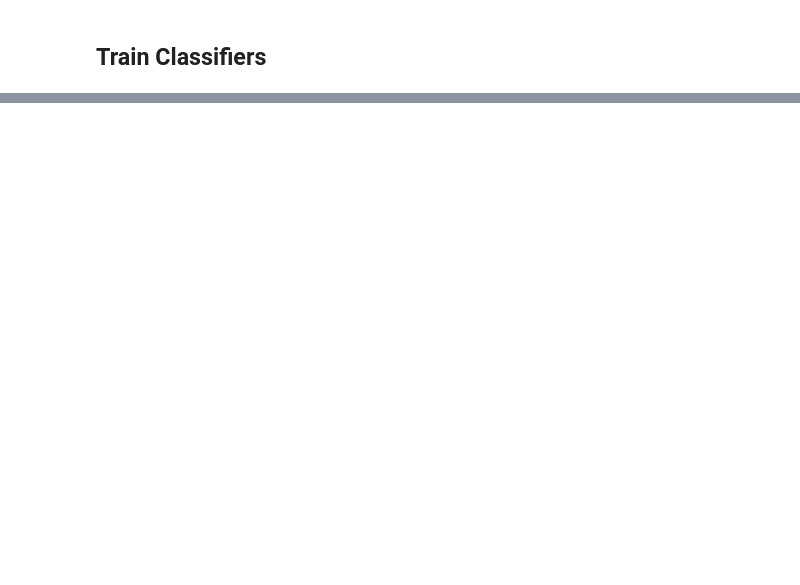
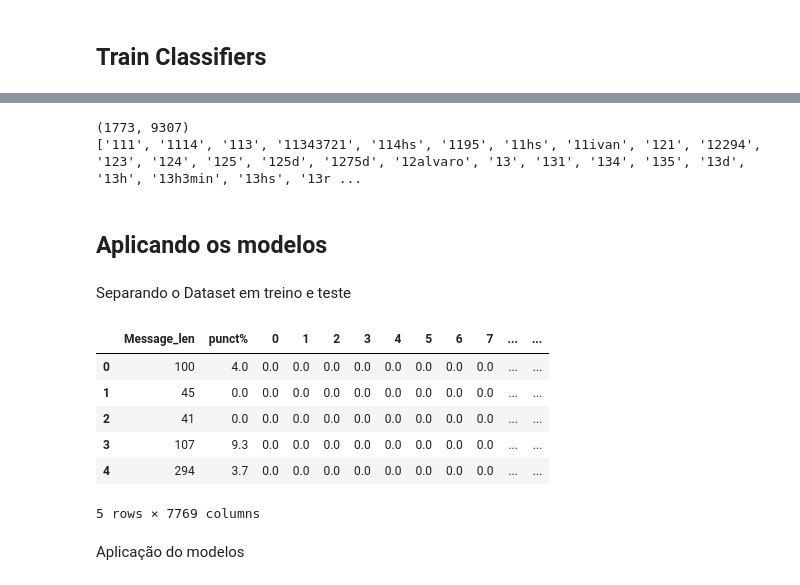
Before and after one commit to ThiagoSViana/spam_ham, a Jupyter notebook: code/modeling_spam_ham.ipynb, the cells around one changed output, grey strips where cells are left out. Drawn from its saved outputs; the diff is of its cells as text; code cells hidden in the pictures; blank space fills up the shorter version.

```diff
--- a/code/modeling_spam_ham.ipynb
+++ b/code/modeling_spam_ham.ipynb
@@ -33,0 +114,43 @@ ModuleNotFoundError: No module named 'feature_extraction'
+# %%
+feature_extraction = TfidfVectorizer(min_df=1, lowercase = 'True')
+# min_df = se uma palavra não repetir, ou repetir apenas uma vez, ela não é importante para análises predivitas.
+# %%
+X_tfidf = feature_extraction.fit_transform(spam_ham['text_norm'])
+print(X_tfidf.shape)
+print(feature_extraction.get_feature_names())
+# %% [output]
+(1773, 9307)
+['111', '1114', '113', '11343721', '114hs', '1195', '11hs', '11ivan', '121', '12294', '123', '124', '125', '125d', '1275d', '12alvaro', '13', '131', '134', '135', '13d', '13h', '13h3min', '13hs', '13r ...
+# %% [markdown]
+## Aplicando os modelos
+# %% [markdown]
+Separando o Dataset em treino e teste
+# %%
+X=spam_ham[['Message', 'Message_len', 'punct%']]
+y=spam_ham['SPAM']
+
+X_train, X_test, y_train, y_test = train_test_split(X,y, test_size=0.3, random_state=42, stratify=y)
+# %%
+#feature_extraction = TfidfVectorizer(min_df=1, lowercase = 'True')
+
+feature_extraction_fit = feature_extraction.fit(X_train['Message']) #Message ou Message
+
+tfidf_train = feature_extraction_fit.transform(X_train['Message'])
+tfidf_test = feature_extraction_fit.transform(X_test['Message'])
+
+X_train_vect = pd.concat([X_train[['Message_len', 'punct%']].reset_index(drop=True),
+           pd.DataFrame(tfidf_train.toarray())], axis=1)
+X_test_vect = pd.concat([X_test[['Message_len', 'punct%']].reset_index(drop=True),
+           pd.DataFrame(tfidf_test.toarray())], axis=1)
+
+X_train_vect.head()
+# %% [output]
+|  | Message_len | punct% | 0 | 1 | 2 | 3 | 4 | 5 | 6 | 7 | ... | ... |
+| 0 | 100 | 4.0 | 0.0 | 0.0 | 0.0 | 0.0 | 0.0 | 0.0 | 0.0 | 0.0 | ... | ... |
+| 1 | 45 | 0.0 | 0.0 | 0.0 | 0.0 | 0.0 | 0.0 | 0.0 | 0.0 | 0.0 | ... | ... |
+| 2 | 41 | 0.0 | 0.0 | 0.0 | 0.0 | 0.0 | 0.0 | 0.0 | 0.0 | 0.0 | ... | ... |
+| 3 | 107 | 9.3 | 0.0 | 0.0 | 0.0 | 0.0 | 0.0 | 0.0 | 0.0 | 0.0 | ... | ... |
+| 4 | 294 | 3.7 | 0.0 | 0.0 | 0.0 | 0.0 | 0.0 | 0.0 | 0.0 | 0.0 | ... | ... |
+5 rows × 7769 columns
+# %% [markdown]
+Aplicação do modelos
```
Also changed, not shown: parts of 33 cells of this notebook, 1 other file.
